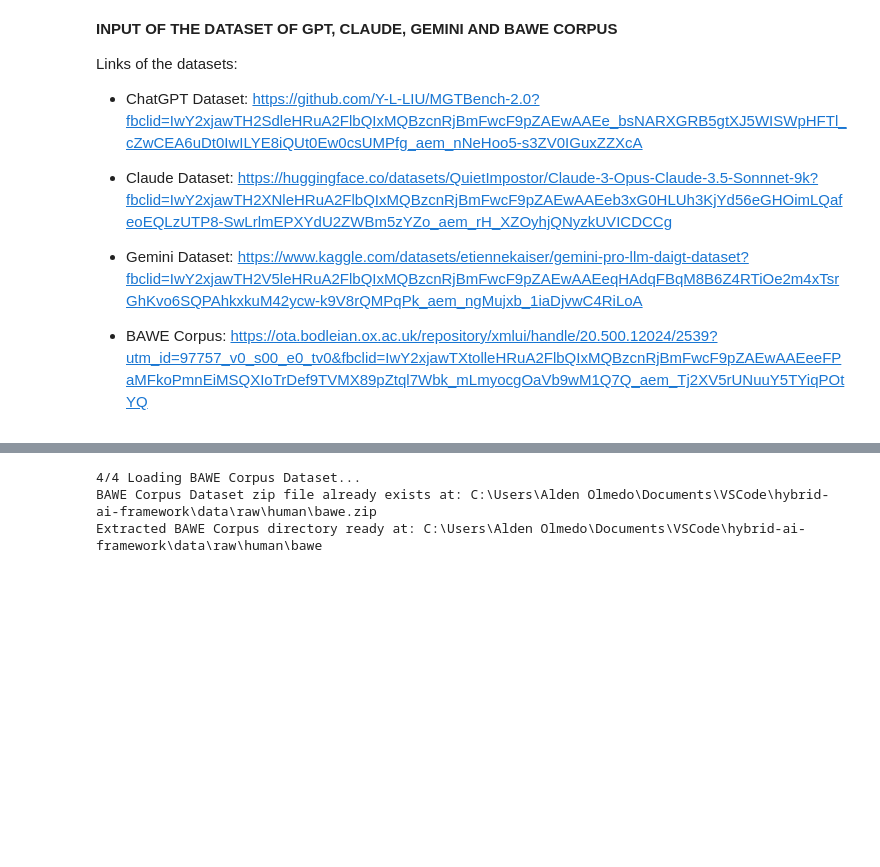
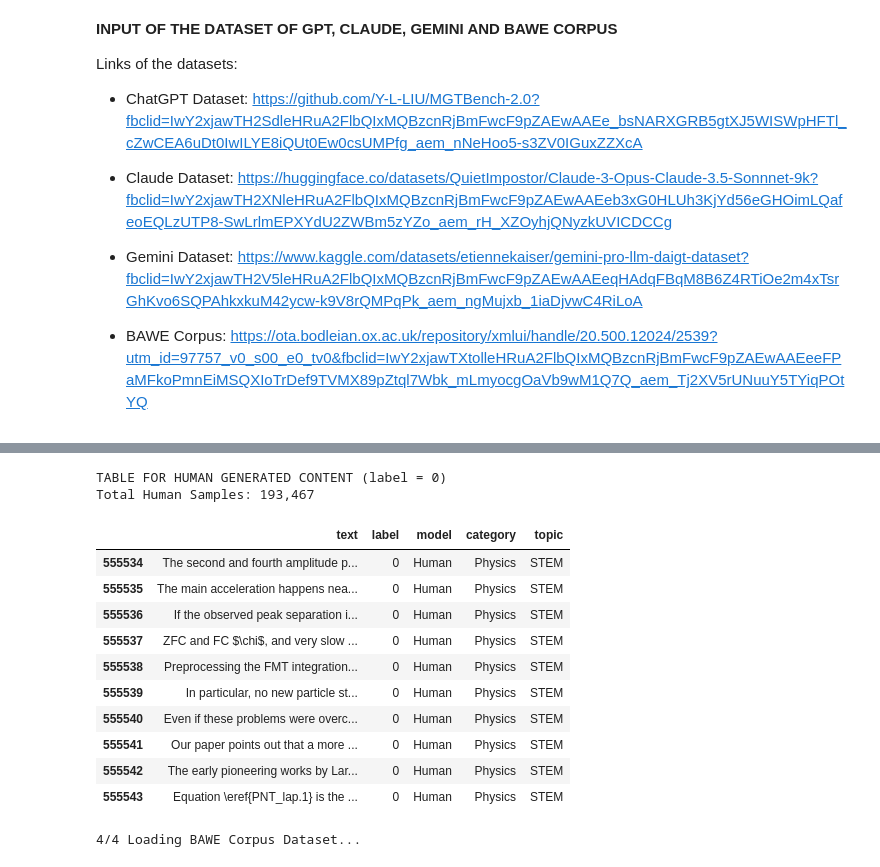
Before and after one commit to n4t5Uuu/Hybrid-AI-Text-Detector, a Jupyter notebook: src/notebooks/data_ingestion.ipynb, the cells around one changed output, grey strips where cells are left out. Cells and saved outputs as stored; diff of their text form; code cells hidden in the pictures; blank space fills up the shorter version.

```diff
--- a/src/notebooks/data_ingestion.ipynb
+++ b/src/notebooks/data_ingestion.ipynb
@@ -231,55 +241,26 @@ AI Datashape Set: (157310, 3)
+# %%
+# Table of the Human Written Content from MGTBench
+print("TABLE FOR HUMAN GENERATED CONTENT (label = 0)")
+
+df_human = df[df['label'] == 0]
+print(f"Total Human Samples: {len(df_human):,}\n")
+
+display(df_human[['text', 'label', 'model', 'category', 'topic']].head(10))
+# %% [output]
+TABLE FOR HUMAN GENERATED CONTENT (label = 0)
+Total Human Samples: 193,467
+|  | text | label | model | category | topic |
+| 555534 | The second and fourth amplitude p... | 0 | Human | Physics | STEM |
+| 555535 | The main acceleration happens nea... | 0 | Human | Physics | STEM |
+| 555536 | If the observed peak separation i... | 0 | Human | Physics | STEM |
+| 555537 | ZFC and FC $\chi$, and very slow ... | 0 | Human | Physics | STEM |
+| 555538 | Preprocessing the FMT integration... | 0 | Human | Physics | STEM |
+| 555539 | In particular, no new particle st... | 0 | Human | Physics | STEM |
+| 555540 | Even if these problems were overc... | 0 | Human | Physics | STEM |
+| 555541 | Our paper points out that a more ... | 0 | Human | Physics | STEM |
+| 555542 | The early pioneering works by Lar... | 0 | Human | Physics | STEM |
+| 555543 | Equation \eref{PNT_lap.1} is the ... | 0 | Human | Physics | STEM |
 # %%
-import requests
-import zipfile
-
-# Necessary paths for the zip and extracted files
-bawe_zip_path = RAW_HUMAN_DIR / "bawe.zip"
-bawe_extract_dir = RAW_HUMAN_DIR / "bawe"
-
-# BAWE Corpus Direct Download URL
-bawe_corpus_url = "https://ota.bodleian.ox.ac.uk/repository/xmlui/bitstream/20.500.12024/2539/3/2539.zip"
-
 print("4/4 Loading BAWE Corpus Dataset...")
-
-# CLeans up 0-byte or corrupted zip files from previous failed attempts
-if bawe_zip_path.exists() and not zipfile.is_zipfile(bawe_zip_path):
-    print("Detected incomplete/corrupted zip file. Removing and re-downloading...")
-    bawe_zip_path.unlink()
-
-# Downliad the zip file if the file doesn't exist yet
-if not bawe_zip_path.exists():
-    print("Downloading BAWE Corupus Dataset...")
-    headers = {'User-Agent': 'Mozilla/5.0 (Windows NT 10.0; Win64; x64)'}
-
-    try:
-        response = requests.get(bawe_corpus_url, headers=headers, stream=True, timeout=60)
-        response.raise_for_status()
-
-        with open(bawe_zip_path, 'wb') as f:
-            for chunk in response.iter_content(chunk_size=8192):
-                if chunk:
-                    f.write(chunk)
-
-        print(f"Downloaded BAWE Corpus zip file to: {bawe_zip_path}")
-    except Exception as e:
-        print(f"Download failed: {e}")
-        if bawe_zip_path.exists():
-            bawe_zip_path.unlink() # Remove the partial download if an error occurs
-else:
-    print(f"BAWE Corpus Dataset zip file already exists at: {bawe_zip_path.resolve()}")
-
-# Extracts the contents of the zip file
-if bawe_zip_path.exists() and zipfile.is_zipfile(bawe_zip_path):
-    if not bawe_extract_dir.exists() or not any(bawe_extract_dir.iterdir()):
-        print("Extracting BAWE Corpus zip file...")
-
-        with zipfile.ZipFile(bawe_zip_path, 'r') as zip_ref:
-            zip_ref.extractall(bawe_extract_dir)
-
-        print(f"Extracted files into: {bawe_extract_dir.resolve()}")
-    else:
-        print(f"Extracted BAWE Corpus directory ready at: {bawe_extract_dir.resolve()}")
 # %% [output]
 4/4 Loading BAWE Corpus Dataset...
-BAWE Corpus Dataset zip file already exists at: C:\Users\Alden Olmedo\Documents\VSCode\hybrid-ai-framework\data\raw\human\bawe.zip
-Extracted BAWE Corpus directory ready at: C:\Users\Alden Olmedo\Documents\VSCode\hybrid-ai-framework\data\raw\human\bawe
```
Also changed, not shown: parts of 10 cells of this notebook, 8 other files.
